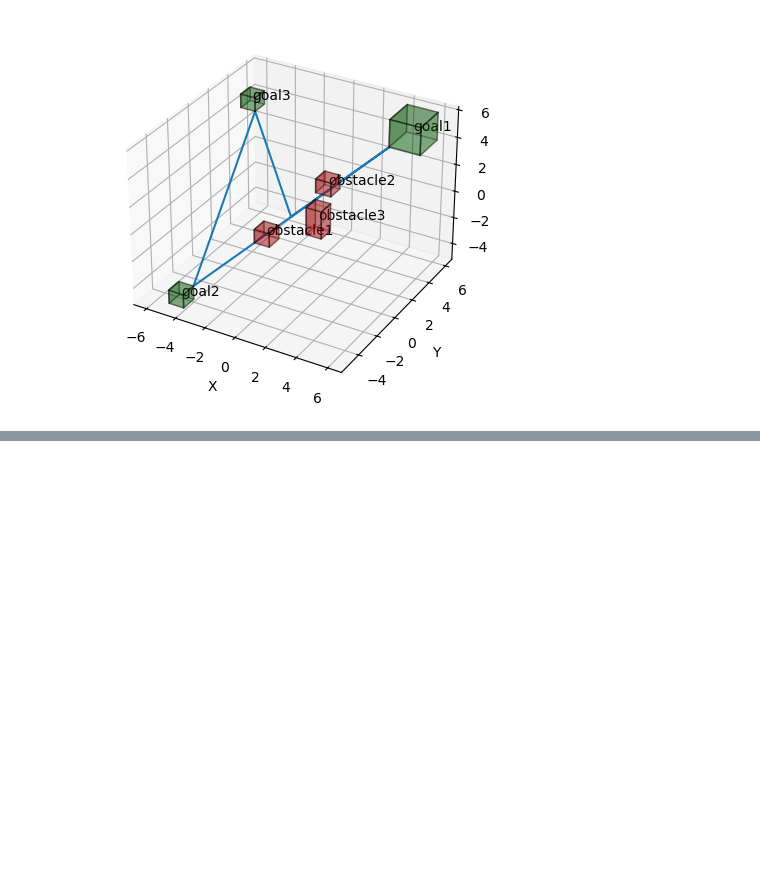
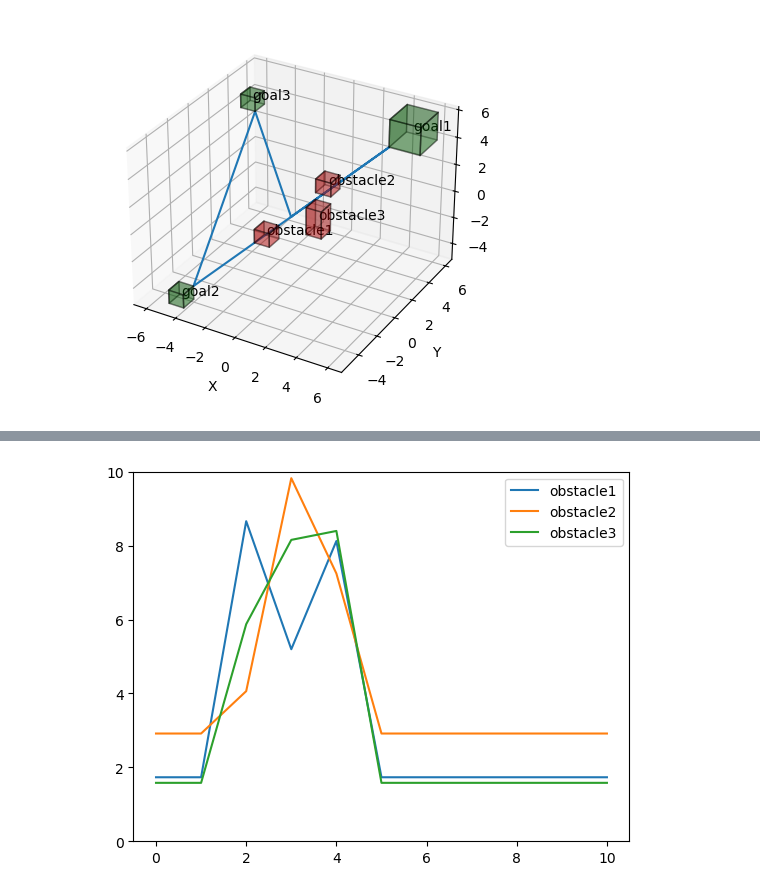
Before and after one commit to TeunvdL/VernaCopter, a Jupyter notebook: Pipeline_TL/Test_obstacle_distance.ipynb, the cells around one changed output, grey strips where cells are left out. Saved outputs shown, nothing was run; the diff lists cells and outputs as text; code cells hidden in the pictures; blank space fills up the shorter version.

```diff
--- a/Pipeline_TL/Test_obstacle_distance.ipynb
+++ b/Pipeline_TL/Test_obstacle_distance.ipynb
@@ -51,0 +83,14 @@ array([[ 4.        ,  6.        ],
+# %%
+# get obstacle keys for legend
+obstacle_keys = []
+for key in objects.keys():
+    if "obstacle" in key:
+        obstacle_keys.append(key)
+# %%
+# plot distance to each obstacle over time
+plt.plot(distances[:,3:6])
+plt.legend(obstacle_keys)
+plt.ylim(0, 10)
+plt.show()
+# %% [output]
+[figure, added]
```
Also changed, not shown: parts of 10 cells of this notebook.
